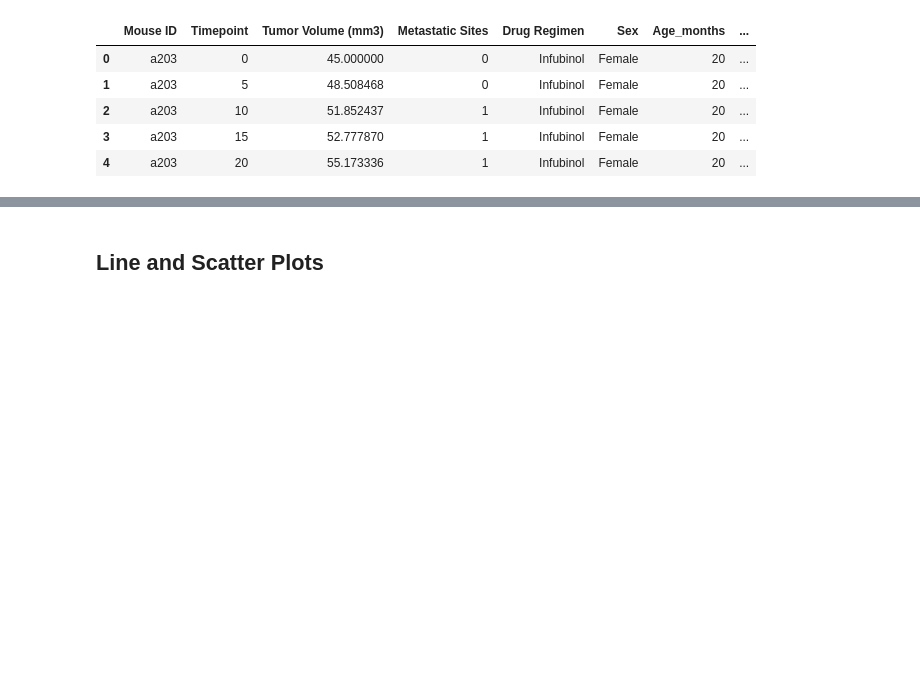
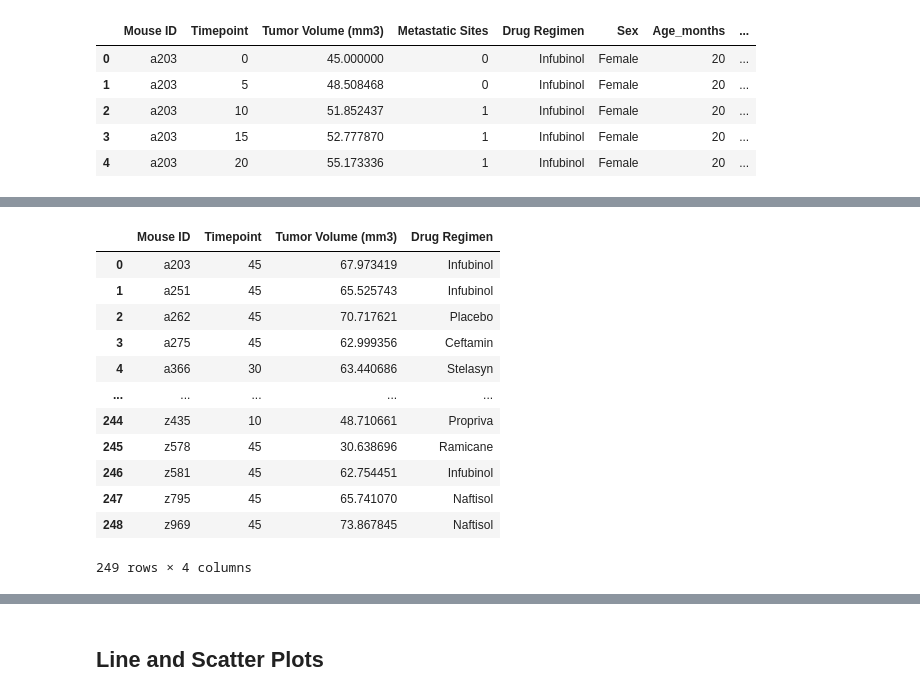
Before and after one commit to rperezme-data/DAB_H05_Matplotlib-challenge, a Jupyter notebook: Pymaceuticals/main.ipynb, the cells around one changed output, grey strips where cells are left out. Saved outputs shown, nothing was run; the diff lists cells and outputs as text; code cells hidden in the pictures; blank space fills up the shorter version.

```diff
--- a/Pymaceuticals/main.ipynb
+++ b/Pymaceuticals/main.ipynb
@@ -194,0 +211,18 @@ clean_data.head()
+# %%
+final_tumor_volume = clean_data.drop_duplicates(['Mouse ID'], keep='last')[['Mouse ID', 'Timepoint', 'Tumor Volume (mm3)', 'Drug Regimen']]
+final_tumor_volume = final_tumor_volume.reset_index(drop=True)
+final_tumor_volume
+# %% [output]
+|  | Mouse ID | Timepoint | Tumor Volume (mm3) | Drug Regimen |
+| 0 | a203 | 45 | 67.973419 | Infubinol |
+| 1 | a251 | 45 | 65.525743 | Infubinol |
+| 2 | a262 | 45 | 70.717621 | Placebo |
+| 3 | a275 | 45 | 62.999356 | Ceftamin |
+| 4 | a366 | 30 | 63.440686 | Stelasyn |
+| ... | ... | ... | ... | ... |
+| 244 | z435 | 10 | 48.710661 | Propriva |
+| 245 | z578 | 45 | 30.638696 | Ramicane |
+| 246 | z581 | 45 | 62.754451 | Infubinol |
+| 247 | z795 | 45 | 65.741070 | Naftisol |
+| 248 | z969 | 45 | 73.867845 | Naftisol |
+249 rows × 4 columns
```
Also changed, not shown: parts of 12 cells of this notebook.
